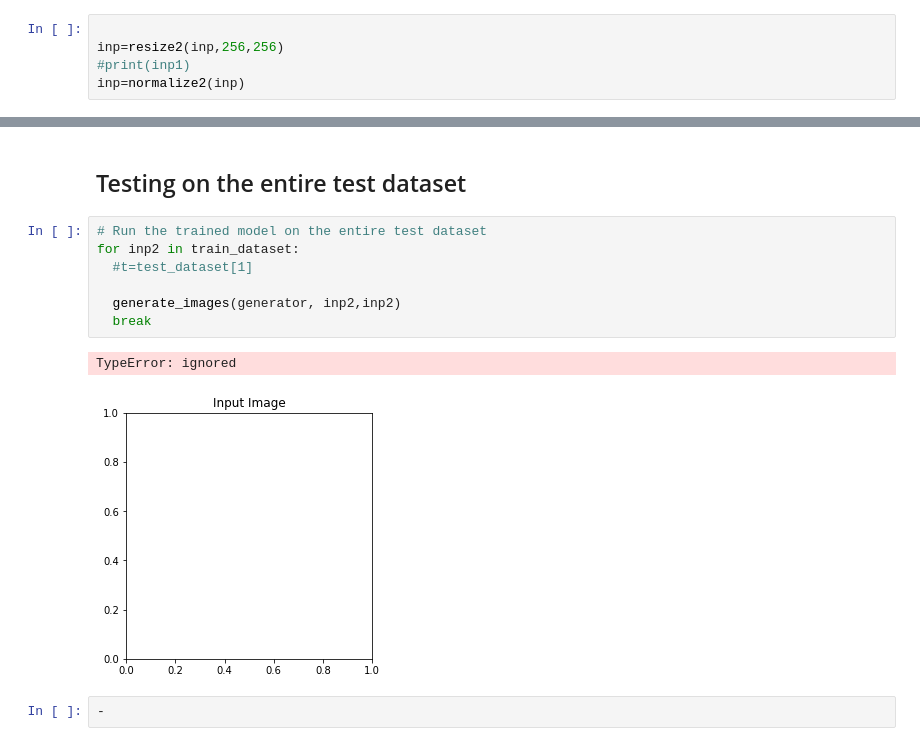
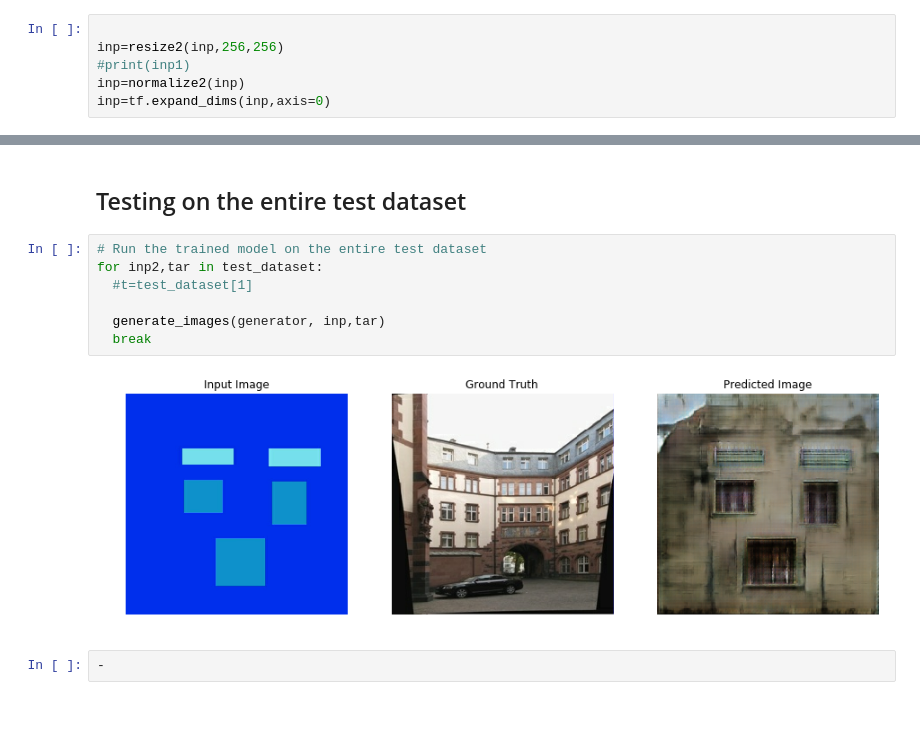
Before and after one commit to Nilanshrajput/Face2facade, a Jupyter notebook: face_feature_Extractor/pix2pix.ipynb, the cells around one changed output, grey strips where cells are left out. Cells and saved outputs as stored; diff of their text form; blank space fills up the shorter version.

```diff
--- a/face_feature_Extractor/pix2pix.ipynb
+++ b/face_feature_Extractor/pix2pix.ipynb
@@ -623,3 +623,4 @@ def normalize2(input_image):
 inp=resize2(inp,256,256)
 #print(inp1)
 inp=normalize2(inp)
+inp=tf.expand_dims(inp,axis=0)
@@ -644,13 +631,12 @@ InvalidArgumentError: ignored
 ## Testing on the entire test dataset
 # %%
 # Run the trained model on the entire test dataset
-for inp2 in train_dataset:
+for inp2,tar in test_dataset:
   #t=test_dataset[1]
 
-  generate_images(generator, inp2,inp2)
+  generate_images(generator, inp,tar)
   break
 # %% [output]
-TypeError: ignored
-[figure, old version]
+[figure, new version]
 # %%
 -
```
Also changed, not shown: parts of 8 cells of this notebook.
